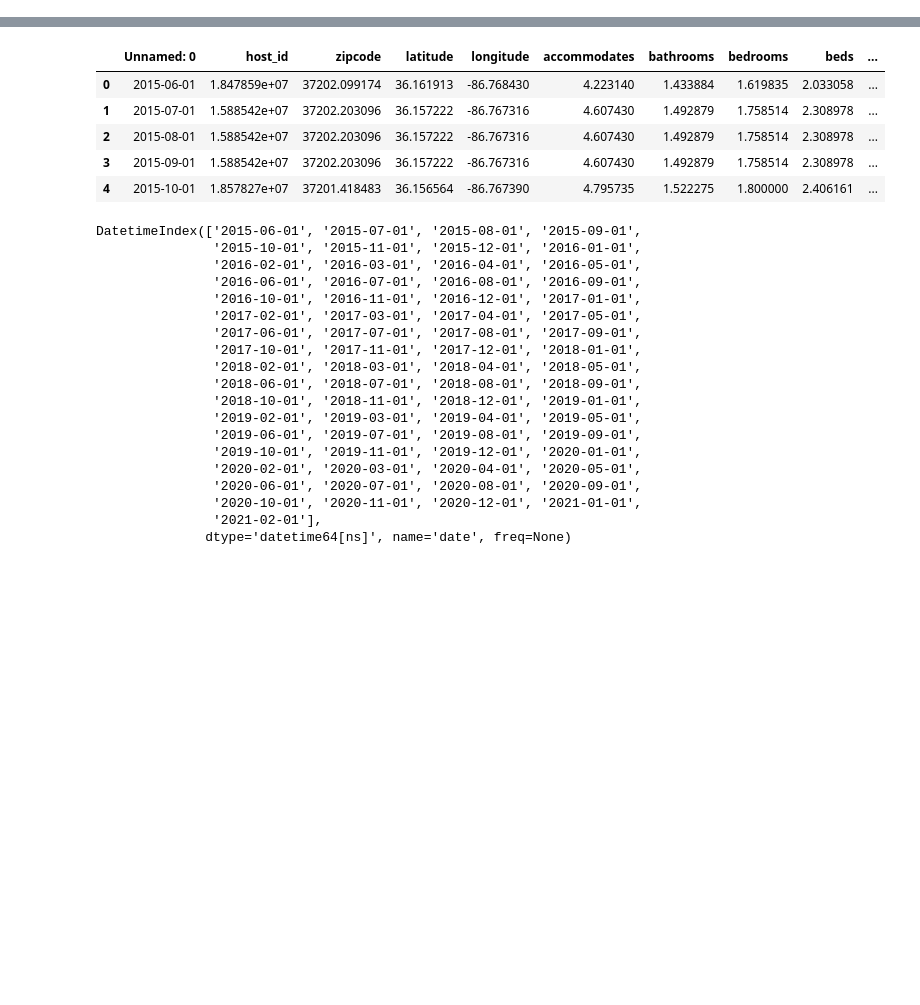
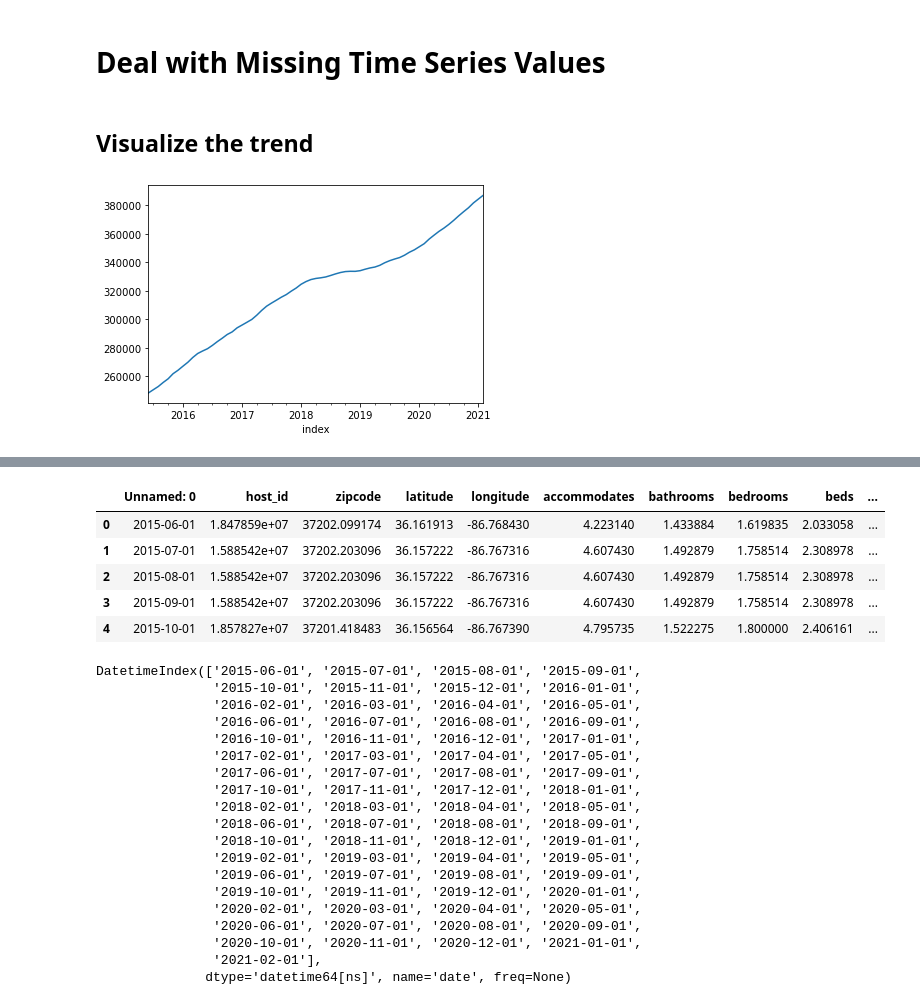
Before and after one commit to Sammyknee/nashville_airbnb_housing, a Jupyter notebook: Time_Series_Models.ipynb, the cells around one changed output, grey strips where cells are left out. Drawn from its saved outputs; the diff is of its cells as text; code cells hidden in the pictures; blank space fills up the shorter version.

Commit message:
updated time series MVP

```diff
--- a/Time_Series_Models.ipynb
+++ b/Time_Series_Models.ipynb
@@ -5,0 +14,2 @@ import seaborn as sns
+# %%
+ts_df = pd.read_csv("cleaned_data/model_data_clean.csv", index_col=0)
@@ -5,0 +28,5 @@ import seaborn as sns
+# %%
+ts_df.reset_index(inplace=True)
+ts_df['index'] = pd.to_datetime(ts_df['index'],format='%Y/%m/%d')
+ts_df.set_index('index', inplace=True)
+ts_df.info()
@@ -5,0 +51,8 @@ import seaborn as sns
+# %% [markdown]
+# Deal with Missing Time Series Values
+# %% [markdown]
+## Visualize the trend
+# %%
+ts_df.avg_home_value.plot();
+# %% [output]
+[figure, added]
```
Also changed, not shown: parts of 88 cells of this notebook, 2 other files.
